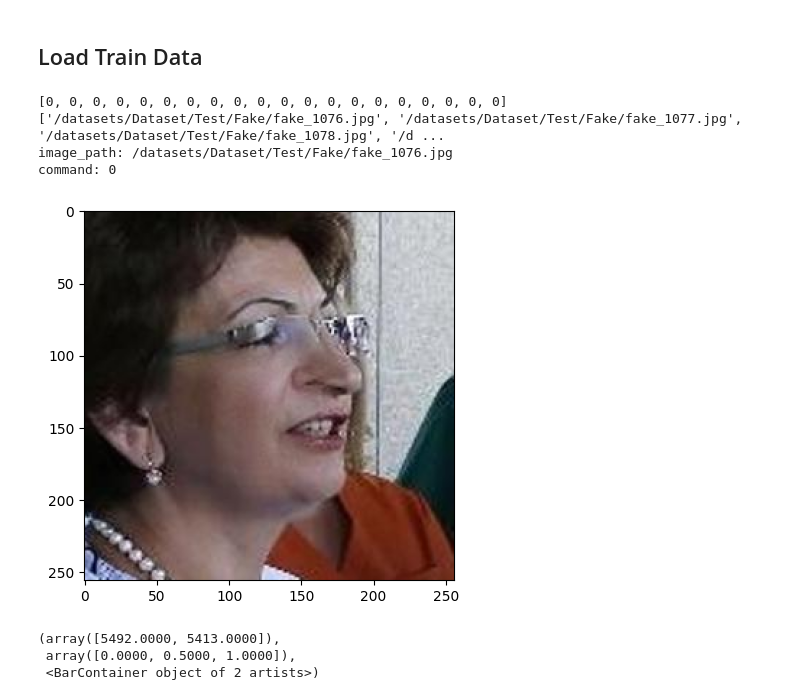
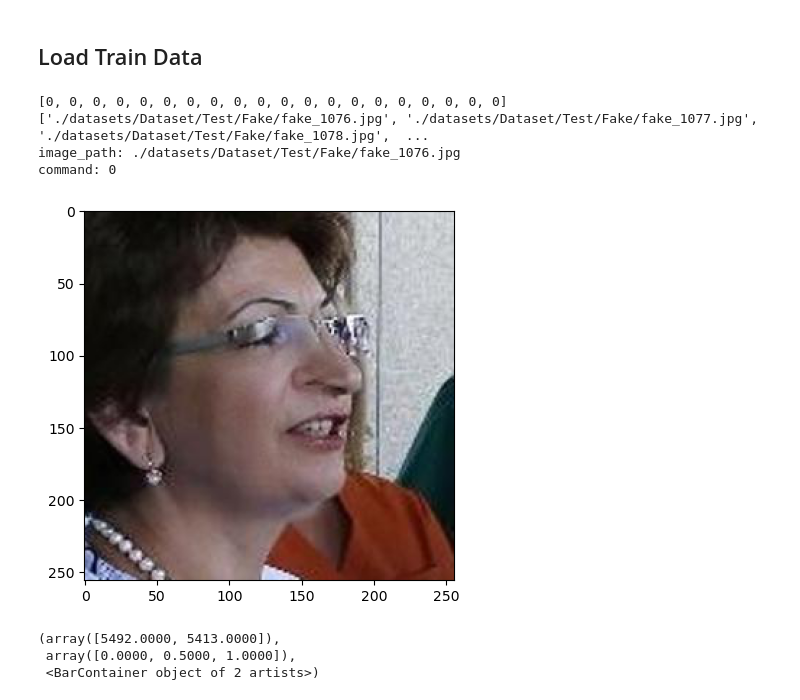
Before and after one commit to DDovzH/deepfake_classification, a Jupyter notebook: deepfake_classification.ipynb, the cells around one changed output. Saved outputs shown, nothing was run; the diff lists cells and outputs as text; code cells hidden in the pictures.

```diff
--- a/deepfake_classification.ipynb
+++ b/deepfake_classification.ipynb
@@ -61,35 +55,35 @@ keras.__version__: 2.15.0
 # %%
 # import data
 image_paths = []
 commands = []
-train_dir = '/datasets/Dataset/Train/'
-test_dir = '/datasets/Dataset/Test/'
-validation_dir = '/datasets/Dataset/Validation/'
+train_dir = './datasets/Dataset/Train/'
+test_dir = './datasets/Dataset/Test/'
+validation_dir = './datasets/Dataset/Validation/'
 model_output_dir = '.'
 
 for image in os.listdir(os.path.join(test_dir, 'Real/')):
     image_paths.append(os.path.join(test_dir, 'Real/', image))
     commands.append(1)
 
 for image in os.listdir(os.path.join(test_dir, 'Fake/')):
     image_paths.append(os.path.join(test_dir, 'Fake/', image))
     commands.append(0)
 
 print(commands[5500:5520], image_paths[5500:5520])
 
 
 image_index = 5500
 plt.imshow(Image.open(image_paths[image_index]))
 print("image_path: %s" % image_paths[image_index] )
 print("command: %d" % commands[image_index] )
 df = pd.DataFrame()
 df['image_path'] = image_paths
 df['command'] = commands
 # %% [output]
-[0, 0, 0, 0, 0, 0, 0, 0, 0, 0, 0, 0, 0, 0, 0, 0, 0, 0, 0, 0] ['/datasets/Dataset/Test/Fake/fake_1076.jpg', '/datasets/Dataset/Test/Fake/fake_1077.jpg', '/datasets/Dataset/Test/Fake/fake_1078.jpg', '/d ...
-image_path: /datasets/Dataset/Test/Fake/fake_1076.jpg
+[0, 0, 0, 0, 0, 0, 0, 0, 0, 0, 0, 0, 0, 0, 0, 0, 0, 0, 0, 0] ['./datasets/Dataset/Test/Fake/fake_1076.jpg', './datasets/Dataset/Test/Fake/fake_1077.jpg', './datasets/Dataset/Test/Fake/fake_1078.jpg',  ...
+image_path: ./datasets/Dataset/Test/Fake/fake_1076.jpg
 command: 0
-[figure, old version]
+[figure, new version]
 # %%
 # Look at the distribution of commands
 # distribution has to be balanced
```
Also changed, not shown: parts of 28 cells of this notebook.
